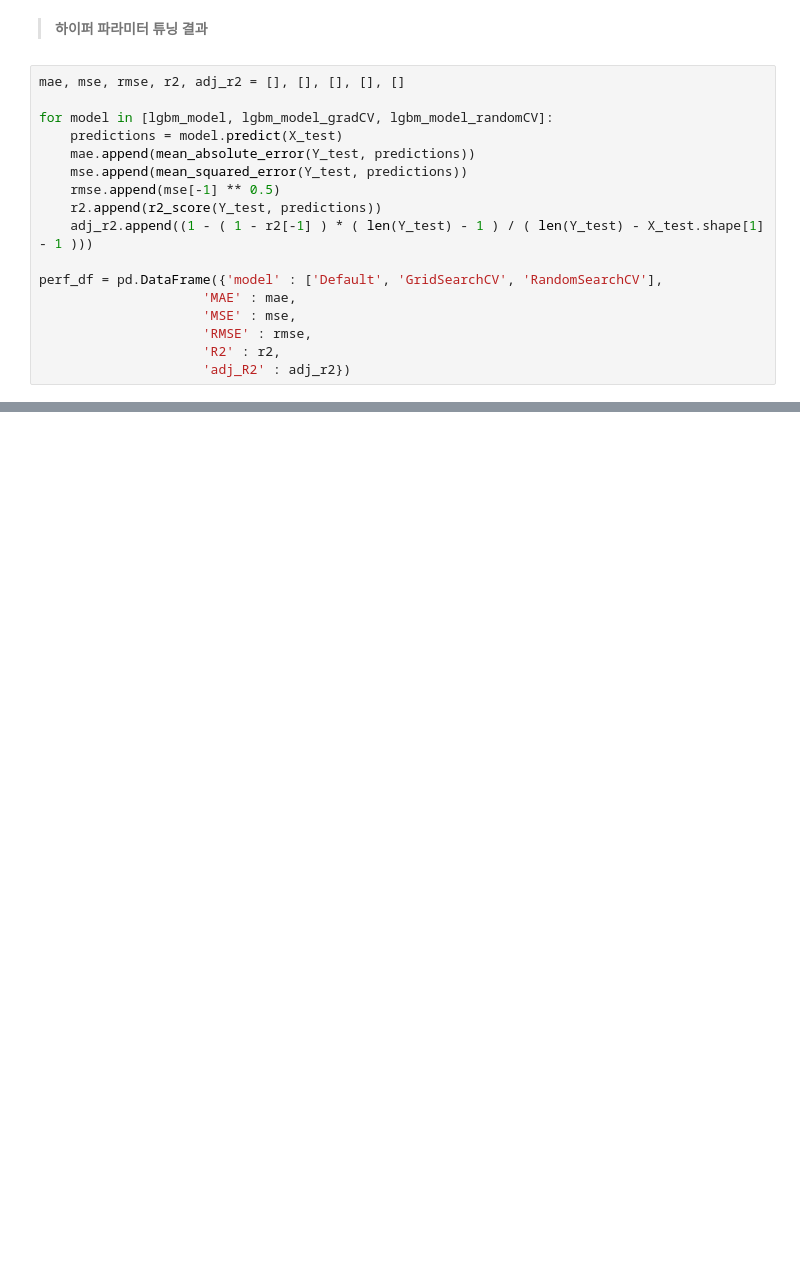
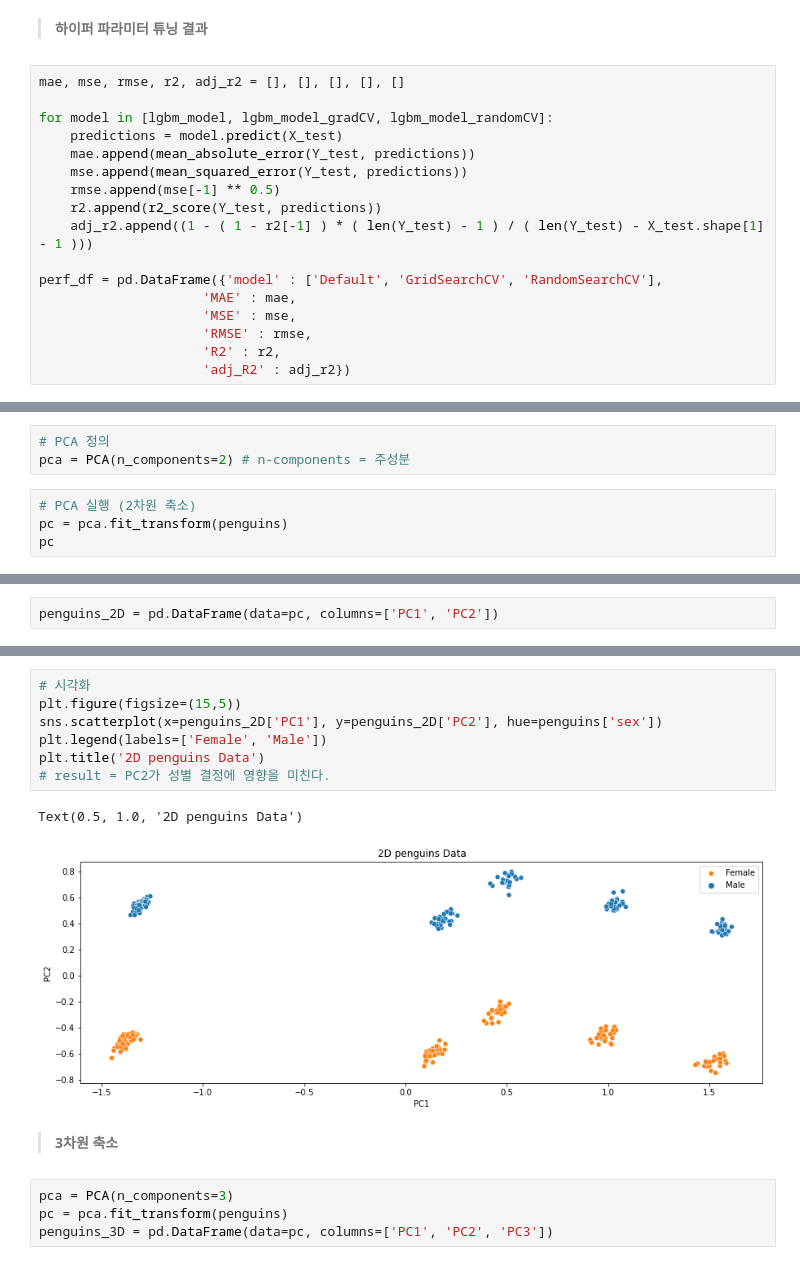
Before and after one commit to sleeptiger/Abc-project, a Jupyter notebook: 머신러닝L.ipynb, the cells around one changed output, grey strips where cells are left out. Saved outputs shown, nothing was run; the diff lists cells and outputs as text; blank space fills up the shorter version.

```diff
--- a/머신러닝L.ipynb
+++ b/머신러닝L.ipynb
@@ -1396,0 +1456,7 @@ Text(0.5, 1.0, 'R2')
+# %%
+# PCA 정의
+pca = PCA(n_components=2) # n-components = 주성분
+# %%
+# PCA 실행 (2차원 축소)
+pc = pca.fit_transform(penguins)
+pc
@@ -1396,0 +1481,2 @@ Text(0.5, 1.0, 'R2')
+# %%
+penguins_2D = pd.DataFrame(data=pc, columns=['PC1', 'PC2'])
@@ -1396,0 +1499,16 @@ Text(0.5, 1.0, 'R2')
+# %%
+# 시각화
+plt.figure(figsize=(15,5))
+sns.scatterplot(x=penguins_2D['PC1'], y=penguins_2D['PC2'], hue=penguins['sex'])
+plt.legend(labels=['Female', 'Male'])
+plt.title('2D penguins Data')
+# result = PC2가 성별 결정에 영향을 미친다.
+# %% [output]
+Text(0.5, 1.0, '2D penguins Data')
+[figure, added]
+# %% [markdown]
+> **3차원 축소**
+# %%
+pca = PCA(n_components=3)
+pc = pca.fit_transform(penguins)
+penguins_3D = pd.DataFrame(data=pc, columns=['PC1', 'PC2', 'PC3'])
```
Also changed, not shown: parts of 74 cells of this notebook.
